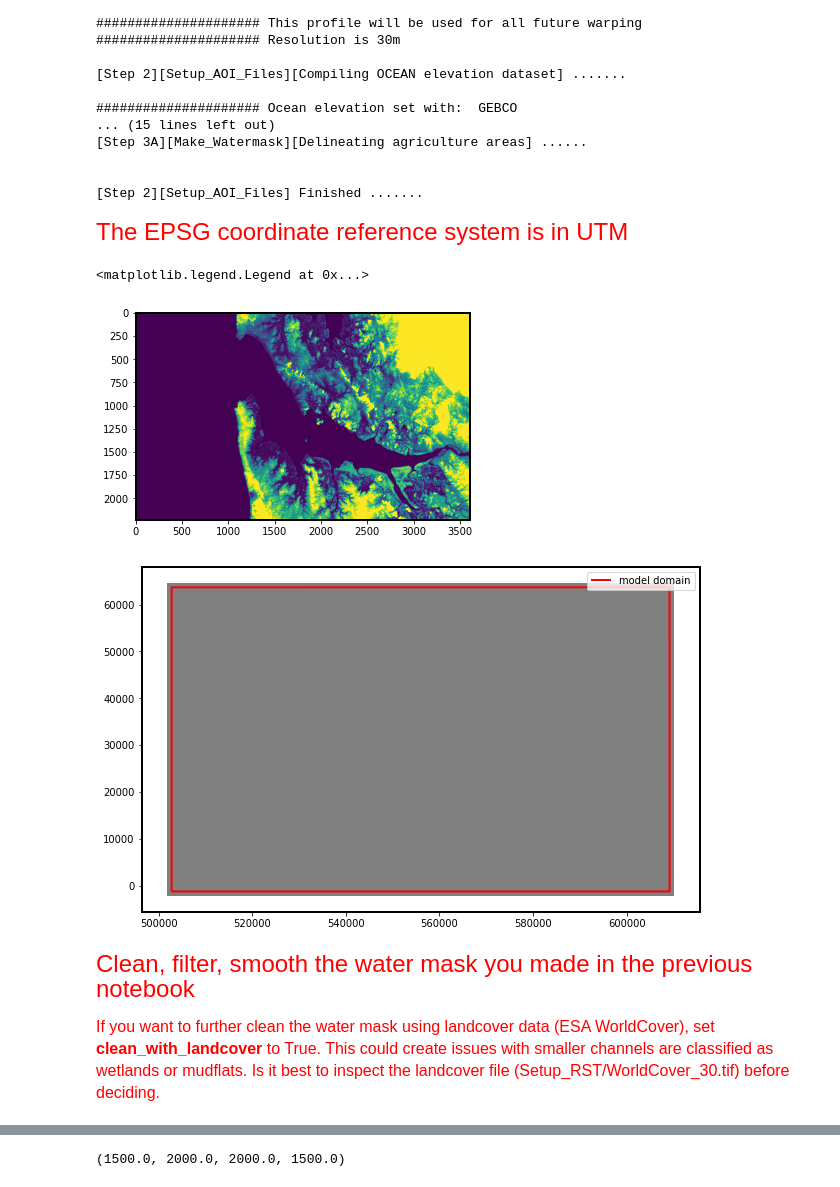
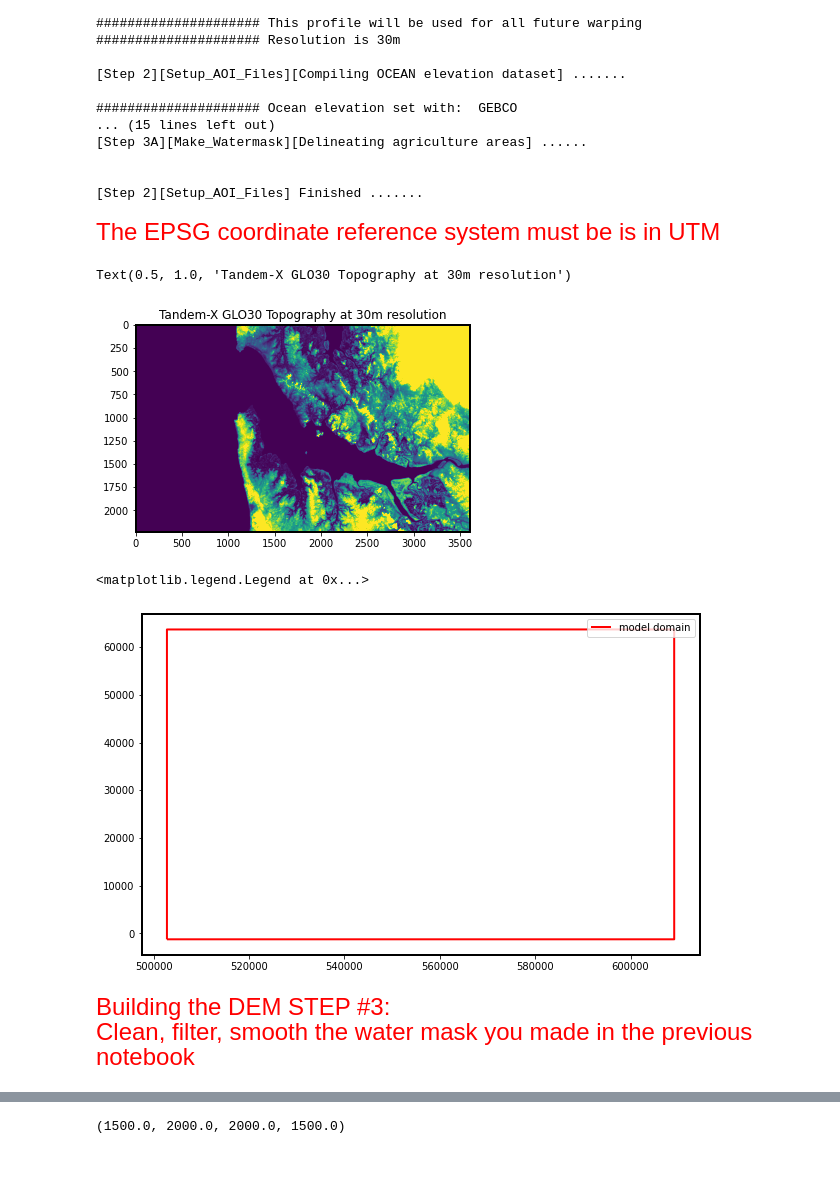
Before and after one commit to achri19/komo_estuary_tutorial, a Jupyter notebook: 2_Setup_DEM.ipynb, the cells around one changed output, grey strips where cells are left out. Saved outputs shown, nothing was run; the diff lists cells and outputs as text; code cells hidden in the pictures.

```diff
--- a/2_Setup_DEM.ipynb
+++ b/2_Setup_DEM.ipynb
@@ -255,7 +250,7 @@ The input shapefile is not in the correction projection (EPSG 4326), reprojectin
 
 [Step 2][Setup_AOI_Files] Finished .......
 # %% [markdown]
-<font size='5' color = 'red' > The EPSG coordinate reference system is in UTM </font>
+<font size='5' color = 'red' > The EPSG coordinate reference system must be is in UTM </font>
 # %%
 EPSG = parameters['EPSG'][0]
 ulx = parameters['ulx'][0]
@@ -263,32 +258,24 @@ uly = parameters['uly'][0]
 lrx = parameters['lrx'][0]
 lry = parameters['lry'][0]
 # %%
-model_domain = gpd.read_file('%s%s_modeldomain.shp' %(folders[7],AOI))
-AOI_extent = gpd.read_file('%s%s_extent_%s.shp' %(folders[7],AOI,EPSG))
-
-clean_with_landcover = False
-ref = rasterio.open('%s/%s_GEBCO_%s.tif' %(folders[8],AOI,res))
+#ref = rasterio.open('%s/%s_GEBCO_%s.tif' %(folders[8],AOI,res))
 glo30 = rasterio.open('%s/%s_GLO30_topo_%s.tif' %(folders[8],AOI,res))
 
 plt.imshow(glo30.read(1),vmin=0,vmax=50)
-
-
-fig,ax = plt.subplots(figsize=(10,10))
-AOI_extent.plot(ax=ax,color='grey',legend = True,label='model domain')
-model_domain.geometry.boundary.plot(color=None,edgecolor='red',linewidth = 2,ax=ax,label = 'model domain') #Use your second dataframe
-
-if os.path.isfile('%s%s_tidebnd.shp' %(folders[0],AOI)):
-    tide_bnd = gpd.read_file('%s%s_tidebnd.shp' %(folders[0],AOI))
-    tide_bnd = tide_bnd.to_crs('EPSG:%s' %(EPSG))
-    tide_bnd.geometry.boundary.plot(color=None,edgecolor='blue',linewidth = 2,ax=ax,label = 'tide boundary') #Use your second dataframe
-
-plt.legend()
+plt.title('Tandem-X GLO30 Topography at 30m resolution')
 # %% [output]
-<matplotlib.legend.Legend at 0x...>
+Text(0.5, 1.0, 'Tandem-X GLO30 Topography at 30m resolution')
-[figure, old version]
+[figure, new version]
-[figure, removed]
+# %%
+model_domain = gpd.read_file('%s%s_modeldomain.shp' %(folders[7],AOI))
+
+fig,ax = plt.subplots(figsize=(10,10))
+model_domain.geometry.boundary.plot(color=None,edgecolor='red',linewidth = 2,ax=ax,label = 'model domain') #Use your second dataframe
+
+plt.legend()
+# %% [output]
+<matplotlib.legend.Legend at 0x...>
+[figure, added]
 # %% [markdown]
-<font size='5' color = 'red' > Clean, filter, smooth the water mask you made in the previous notebook </font>
-
-<font size='3' color = 'red' > If you want to further clean the water mask using landcover data (ESA WorldCover), set __clean_with_landcover__ to True. This could create issues with smaller channels are classified as wetlands or mudflats. Is it best to inspect the landcover file (Setup_RST/WorldCover_30.tif) before deciding. </font>
+<font size='5' color = 'red' > Building the DEM STEP #3: <br> Clean, filter, smooth the water mask you made in the previous notebook </font>
 # %%
```
Also changed, not shown: parts of 20 cells of this notebook.
